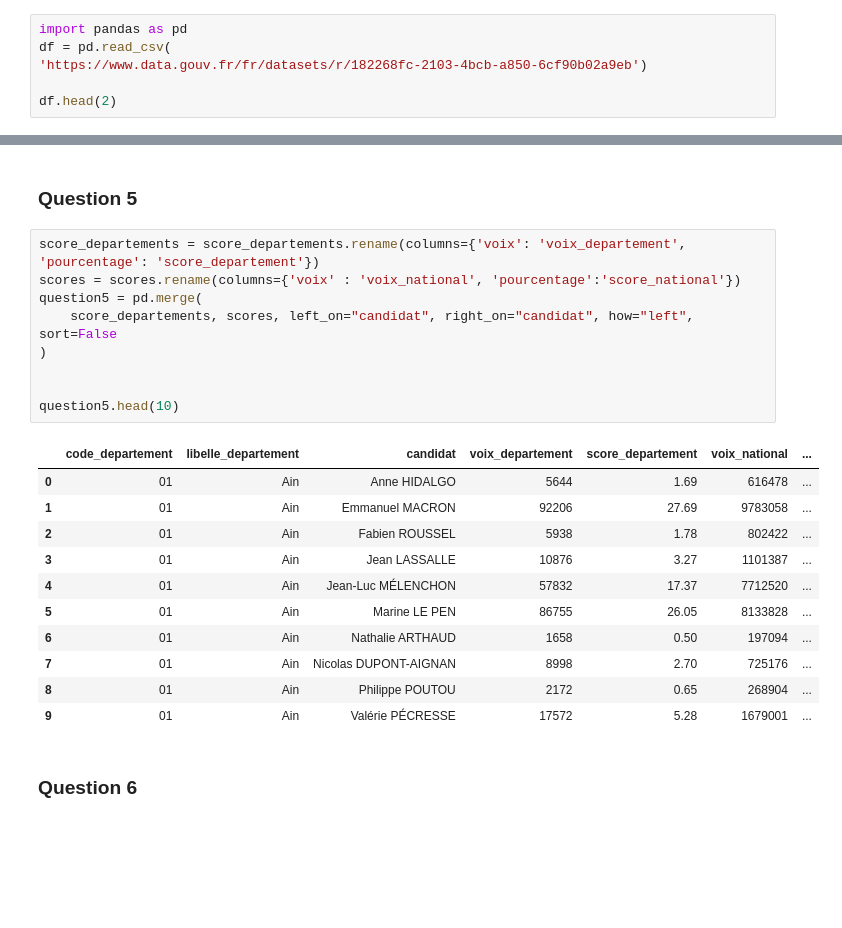
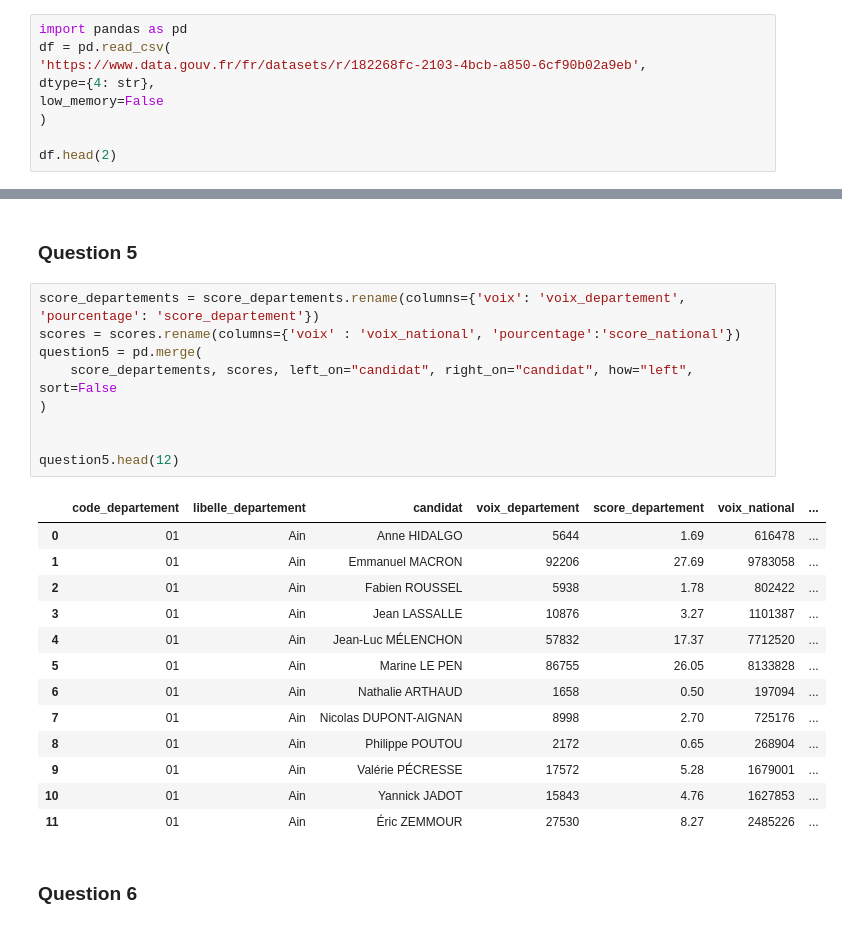
Before and after one commit to Maelysdhalluin/DM_python_pour_datasciences, a Jupyter notebook: main.ipynb, the cells around one changed output, grey strips where cells are left out. Saved outputs shown, nothing was run; the diff lists cells and outputs as text; blank space fills up the shorter version.

```diff
--- a/main.ipynb
+++ b/main.ipynb
@@ -7,7 +7,10 @@ Import des données
 # %%
 import pandas as pd
 df = pd.read_csv(
-'https://www.data.gouv.fr/fr/datasets/r/182268fc-2103-4bcb-a850-6cf90b02a9eb')
+'https://www.data.gouv.fr/fr/datasets/r/182268fc-2103-4bcb-a850-6cf90b02a9eb',
+dtype={4: str},
+low_memory=False
+)
 
 df.head(2)
 # %% [output]
@@ -157,24 +160,26 @@ score_departements[score_departements['code_departement'] == '11'].sort_values('
 # %%
 score_departements = score_departements.rename(columns={'voix': 'voix_departement', 'pourcentage': 'score_departement'})
 scores = scores.rename(columns={'voix' : 'voix_national', 'pourcentage':'score_national'})
 question5 = pd.merge(
     score_departements, scores, left_on="candidat", right_on="candidat", how="left", sort=False
 )
 
 
-question5.head(10)
+question5.head(12)
 # %% [output]
 |  | code_departement | libelle_departement | candidat | voix_departement | score_departement | voix_national | ... |
 | 0 | 01 | Ain | Anne HIDALGO | 5644 | 1.69 | 616478 | ... |
 | 1 | 01 | Ain | Emmanuel MACRON | 92206 | 27.69 | 9783058 | ... |
 | 2 | 01 | Ain | Fabien ROUSSEL | 5938 | 1.78 | 802422 | ... |
 | 3 | 01 | Ain | Jean LASSALLE | 10876 | 3.27 | 1101387 | ... |
 | 4 | 01 | Ain | Jean-Luc MÉLENCHON | 57832 | 17.37 | 7712520 | ... |
 | 5 | 01 | Ain | Marine LE PEN | 86755 | 26.05 | 8133828 | ... |
 | 6 | 01 | Ain | Nathalie ARTHAUD | 1658 | 0.50 | 197094 | ... |
 | 7 | 01 | Ain | Nicolas DUPONT-AIGNAN | 8998 | 2.70 | 725176 | ... |
 | 8 | 01 | Ain | Philippe POUTOU | 2172 | 0.65 | 268904 | ... |
 | 9 | 01 | Ain | Valérie PÉCRESSE | 17572 | 5.28 | 1679001 | ... |
+| 10 | 01 | Ain | Yannick JADOT | 15843 | 4.76 | 1627853 | ... |
+| 11 | 01 | Ain | Éric ZEMMOUR | 27530 | 8.27 | 2485226 | ... |
 # %% [markdown]
 ### Question 6
 # %%
```
